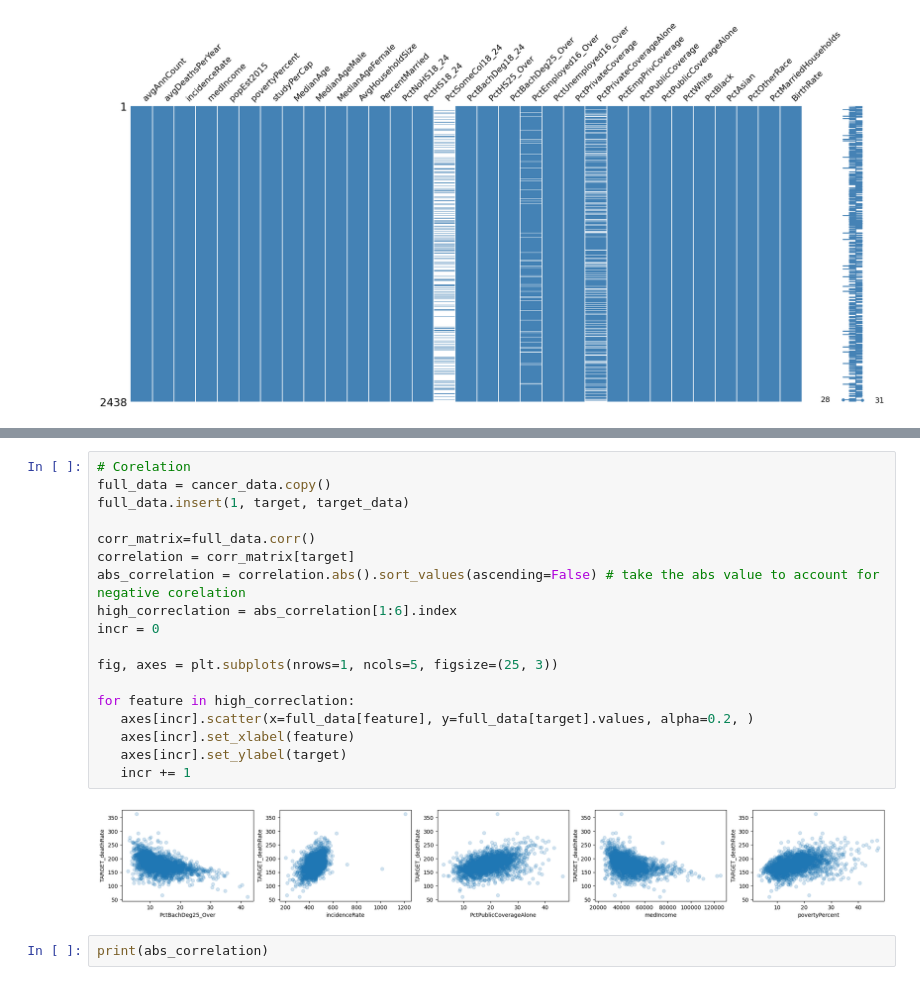
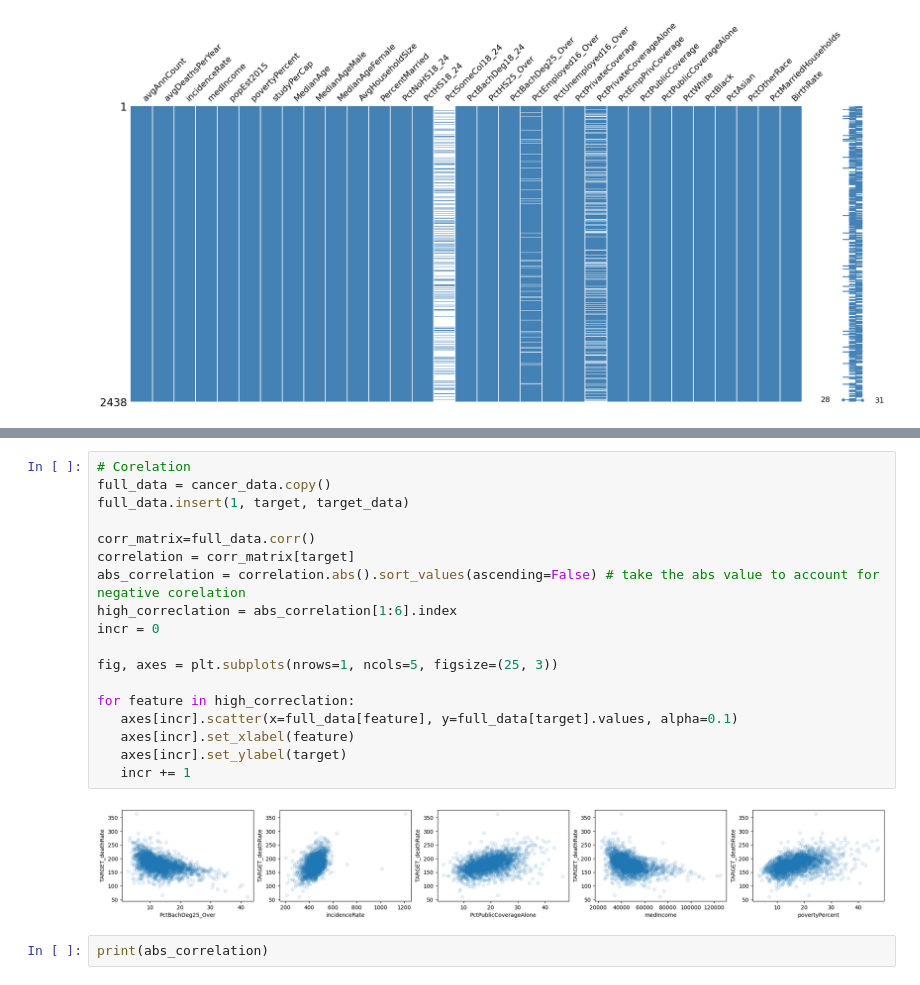
Before and after one commit to AlexandraPosta/machie-learning-pipeline, a Jupyter notebook: COMP3611_Coursework_Assessment.ipynb, the cells around one changed output, grey strips where cells are left out. Saved outputs shown, nothing was run; the diff lists cells and outputs as text.

```diff
--- a/COMP3611_Coursework_Assessment.ipynb
+++ b/COMP3611_Coursework_Assessment.ipynb
@@ -190,23 +191,23 @@ Most columns have 2438 entries, but some do not:
 # %%
 # Corelation
 full_data = cancer_data.copy()
 full_data.insert(1, target, target_data)
 
 corr_matrix=full_data.corr()
 correlation = corr_matrix[target]
 abs_correlation = correlation.abs().sort_values(ascending=False) # take the abs value to account for negative corelation
 high_correclation = abs_correlation[1:6].index
 incr = 0
 
 fig, axes = plt.subplots(nrows=1, ncols=5, figsize=(25, 3))
 
 for feature in high_correclation:
-   axes[incr].scatter(x=full_data[feature], y=full_data[target].values, alpha=0.2, )
+   axes[incr].scatter(x=full_data[feature], y=full_data[target].values, alpha=0.1)
    axes[incr].set_xlabel(feature)
    axes[incr].set_ylabel(target)
    incr += 1
 # %% [output]
-[figure, old version]
+[figure, new version]
 # %%
 print(abs_correlation)
 # %% [output]
```
Also changed, not shown: parts of 15 cells of this notebook.
